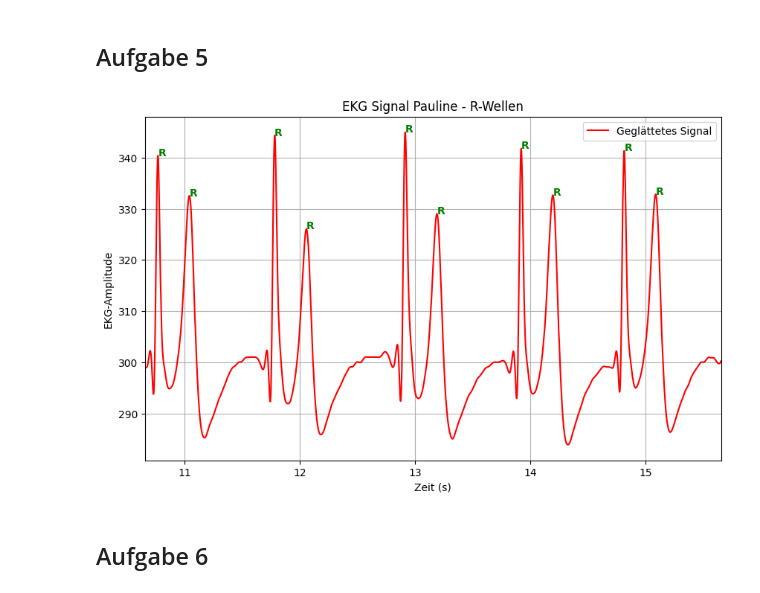
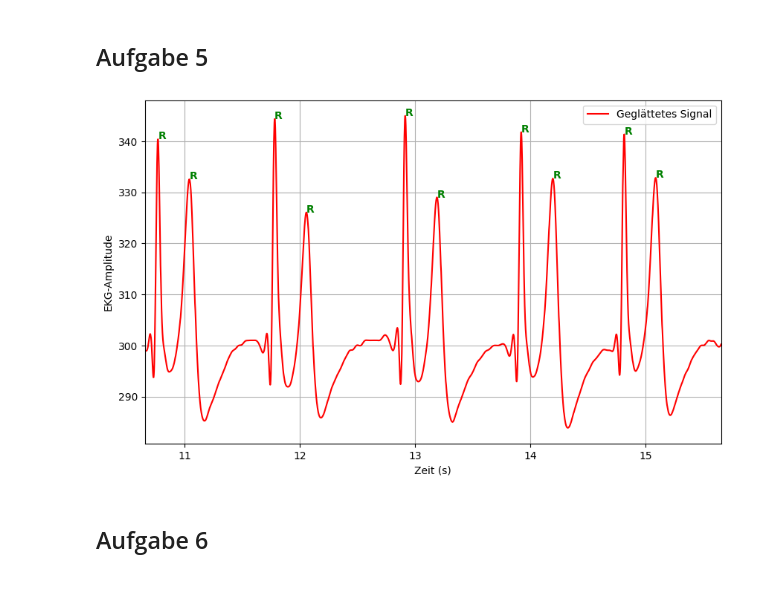
Before and after one commit to VPaulineC/Praktikum-2, a Jupyter notebook: MainCode2.ipynb, the cells around one changed output. Drawn from its saved outputs; the diff is of its cells as text; code cells hidden in the pictures.

```diff
--- a/MainCode2.ipynb
+++ b/MainCode2.ipynb
@@ -196,35 +196,35 @@ ecg_filtered_plot = ecg_filtered[mask]
 ecg_plot = ecg[mask]
 
 # R-Spitzen erkennen (z. B. für QRS-Komplex)
 distance = int(200 / (time_ms[1] - time_ms[0]))  # Mindestabstand (200ms in Samples)
 r_peaks, _ = sci.find_peaks(ecg_filtered, distance=distance, height=np.mean(ecg_filtered) + np.std(ecg_filtered))
 
 
 # Plotten der EKG-Daten mit verbesserten Markierungen
 plt.figure(figsize=(10, 6))
 #plt.plot(time_sec_plot, ecg_plot, label='Original Signal', alpha=0.5)
 plt.plot(time_sec_plot, ecg_filtered_plot, label='Geglättetes Signal', color='red')
 
 
 # R-Spitzen als Buchstaben markieren
 for r in r_peaks:
     if start_time <= time_sec[r] <= end_time:
         plt.text(time_sec[r], ecg_filtered[r], 'R', color='green', fontsize=10, fontweight='bold')
 
 
 # Legende anpassen
 handles, labels = plt.gca().get_legend_handles_labels()
 by_label = dict(zip(labels, handles))
 plt.legend(by_label.values(), by_label.keys())
 
-plt.title('EKG Signal Pauline - R-Wellen')
+#plt.title('EKG Signal Pauline - R-Wellen')
 plt.xlabel('Zeit (s)')
 plt.ylabel('EKG-Amplitude')
 plt.grid()
 plt.xlim(start_time, end_time)
 plt.show()
 # %% [output]
-[figure, old version]
+[figure, new version]
 # %% [markdown]
 ## Aufgabe 6
 # %%
```
Also changed, not shown: parts of 9 cells of this notebook, 13 other files.
